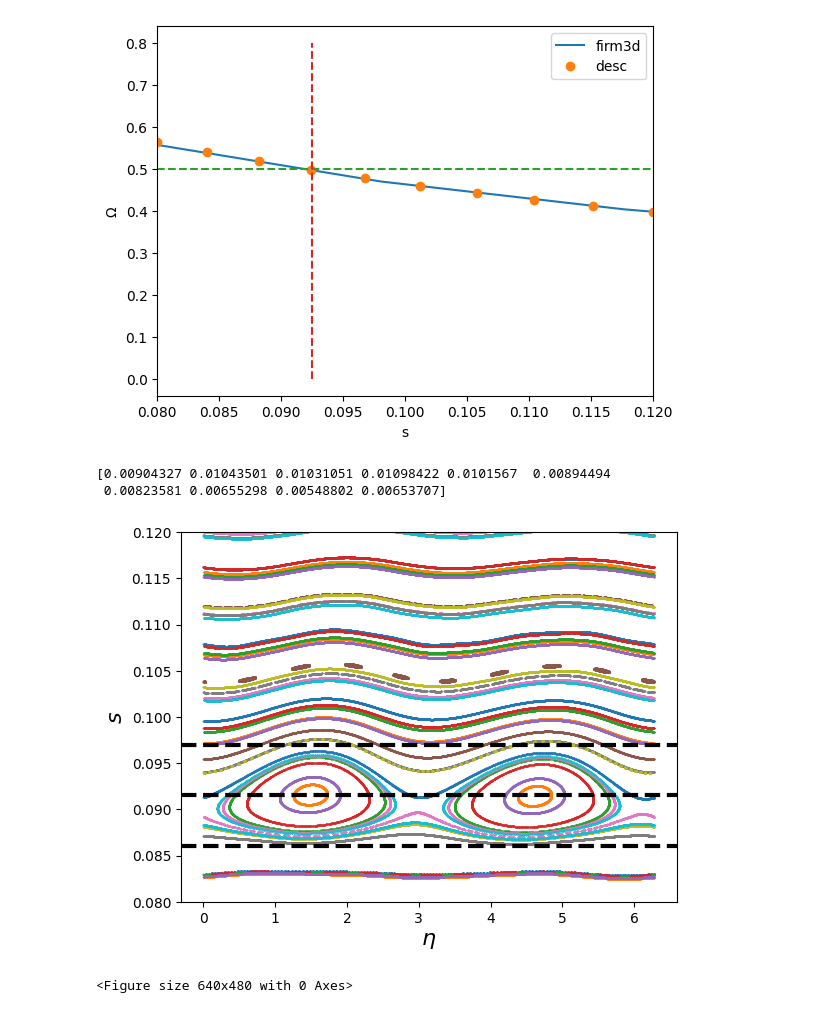
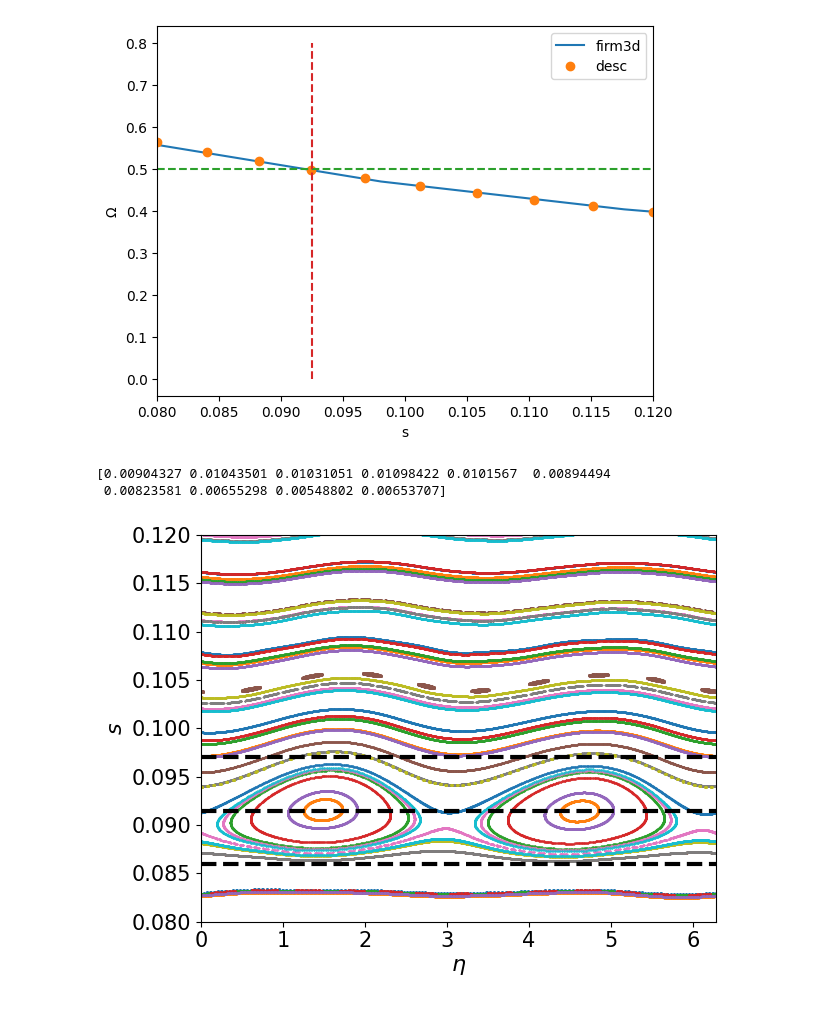
Before and after one commit to jlabbate15/DESC_TrappedRes, a Jupyter notebook: island_benchmarks/precise_qa/compare_island_width_Bcrit_0.98_1_2.ipynb, the cells around one changed output. Drawn from its saved outputs; the diff is of its cells as text; code cells hidden in the pictures.

```diff
--- a/island_benchmarks/precise_qa/compare_island_width_Bcrit_0.98_1_2.ipynb
+++ b/island_benchmarks/precise_qa/compare_island_width_Bcrit_0.98_1_2.ipynb
@@ -101,26 +101,27 @@ plt.show()
 # %%
 s_poinc = data['s_all']
 etas_poinc = np.mod(data['etas_all'], 2*np.pi)
 
 
 Delta_s = 4 * (Delta_s_4) ** (1/4)
 
 print(Delta_s)
 
 fig,ax = plt.subplots()
 for i in range(len(s_poinc)):
     plt.scatter(etas_poinc[i],s_poinc[i],s=0.1)
 plt.ylim(s_min,s_max)
+plt.xlim(0,2*np.pi)
 plt.axhline([0.0915], color='k', linestyle='--',linewidth=3)
 plt.axhline([0.0915+Delta_s[3]/2], color='k', linestyle='--',linewidth=3)
 plt.axhline([0.0915-Delta_s[3]/2], color='k', linestyle='--',linewidth=3)
 plt.xlabel('$\eta$',fontsize=16)
 plt.ylabel('$s$',fontsize=16)
-plt.show()
+# plt.show()
 ax.tick_params(axis='both', labelsize=15)
-plt.savefig('iw_preciseQA_Bc0.98_1_2.pdf')
+plt.tight_layout()
+plt.savefig('iw_preciseQA_Bc098_1_2.png')
 # %% [output]
 [0.00904327 0.01043501 0.01031051 0.01098422 0.0101567  0.00894494
  0.00823581 0.00655298 0.00548802 0.00653707]
-[figure, old version]
+[figure, new version]
-<Figure size 640x480 with 0 Axes>
```
Also changed, not shown: 4 other files.
